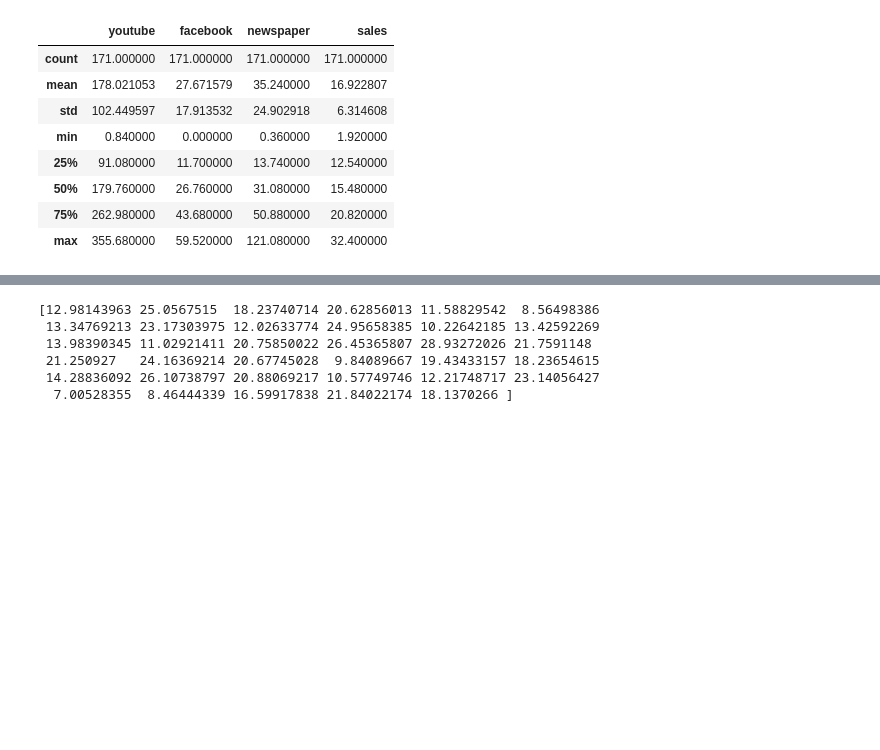
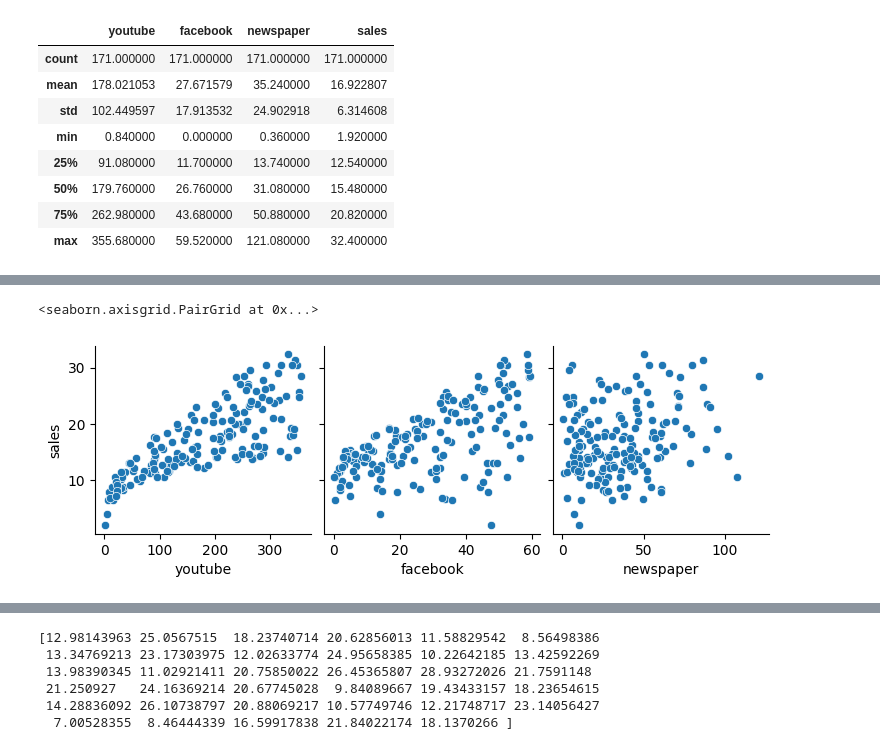
Before and after one commit to LeMorelli-py/Analise-de-dados-Regressao-Linear, a Jupyter notebook: Desafio_4_DNC.ipynb, the cells around one changed output, grey strips where cells are left out. Cells and saved outputs as stored; diff of their text form; code cells hidden in the pictures; blank space fills up the shorter version.

```diff
--- a/Desafio_4_DNC.ipynb
+++ b/Desafio_4_DNC.ipynb
@@ -121,0 +92,6 @@ plt.show()
+# %%
+sns.pairplot(df, x_vars=['youtube', 'facebook', 'newspaper'],
+             y_vars="sales")
+# %% [output]
+<seaborn.axisgrid.PairGrid at 0x...>
+[figure, added]
```
Also changed, not shown: parts of 21 cells of this notebook.
